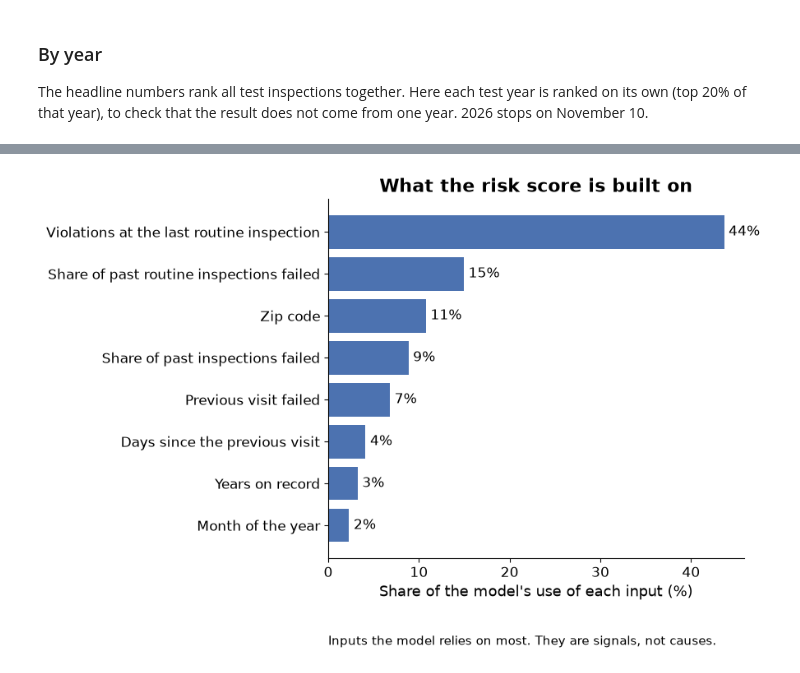
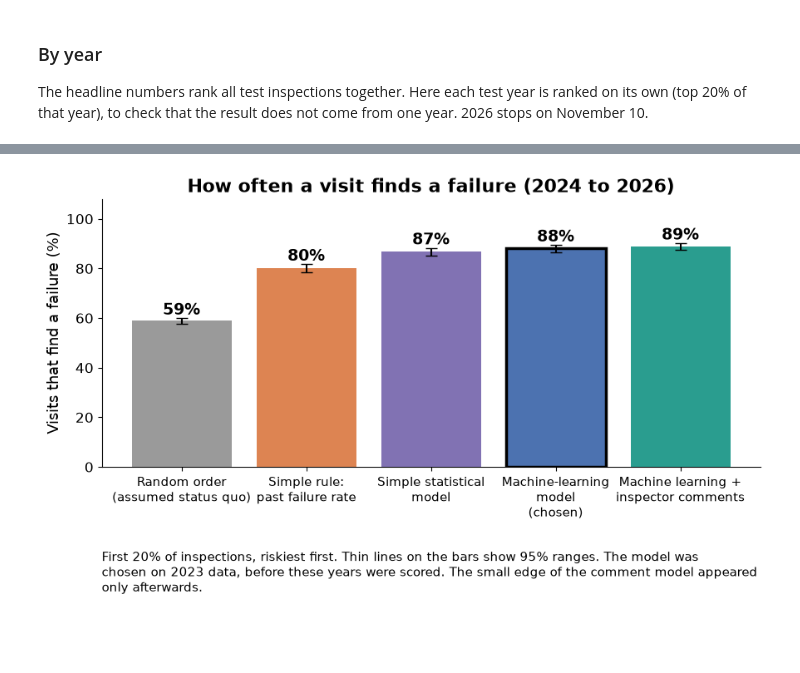
Before and after one commit to nh13120/boston-restaurant-inspection-risk, a Jupyter notebook: notebooks/04_results.ipynb, the cells around one changed output, grey strips where cells are left out. Drawn from its saved outputs; the diff is of its cells as text; code cells hidden in the pictures; blank space fills up the shorter version.

```diff
--- a/notebooks/04_results.ipynb
+++ b/notebooks/04_results.ipynb
@@ -186,10 +192,8 @@ plt.show()
 # %%
-final_model = {"M1_lgbm": m1, "M2_lgbm_text": m2}[FINAL]
-final_features = {"M1_lgbm": M.HISTORY_FEATURES, "M2_lgbm_text": FEATURES_M2}[FINAL]
-importance = M.importance_table(final_model, final_features, top=15)
-importance.to_csv("../results/feature_importance.csv", index=False)
-fig = E.plot_importance(importance, "What the risk score is built on",
-                        path="../results/figures/feature_importance.png", top=8)
+fig = E.plot_hit_rate_bar(results, "How often a visit finds a failure (2024 to 2026)",
+                          path="../results/figures/hit_rate_bar.png", final=FINAL,
+                          note="The model was chosen on 2023 data, before these years were scored. "
+                               "The small edge of the comment model appeared only afterwards.")
 plt.show()
 # %% [output]
-[figure, old version]
+[figure, new version]
```
Also changed, not shown: parts of 24 cells of this notebook, 13 other files.
